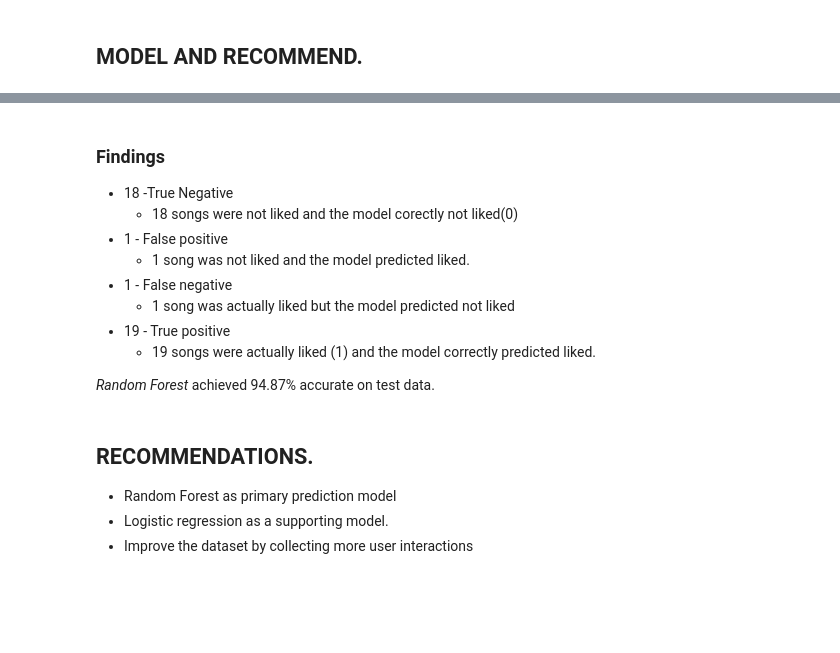
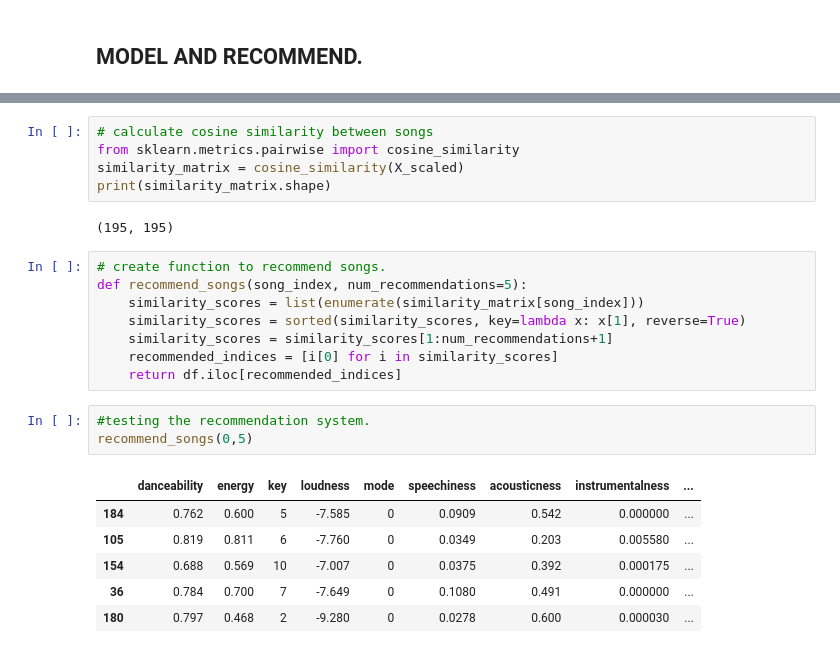
Before and after one commit to Queenmunyere/Spotify-Recommendation-system, a Jupyter notebook: Spotify-audio recommendation system.ipynb, the cells around one changed output, grey strips where cells are left out. Saved outputs shown, nothing was run; the diff lists cells and outputs as text; blank space fills up the shorter version.

```diff
--- a/Spotify-audio recommendation system.ipynb
+++ b/Spotify-audio recommendation system.ipynb
@@ -468,17 +228,25 @@ plt.show()
-# %% [markdown]
-### Findings
-* 18 -True Negative
-  * 18 songs were not liked and the model corectly not liked(0)
-* 1 - False positive
-  * 1 song was not liked and the model predicted liked.
-* 1 - False negative
-  * 1 song was actually liked but the model predicted not liked
-* 19 - True positive
-  * 19 songs were actually liked (1) and the model correctly predicted liked.
-
-*Random Forest* achieved 94.87%  accurate on test data.
-# %% [markdown]
-## RECOMMENDATIONS.
-* Random Forest as primary prediction model
-* Logistic regression as a supporting model.
-* Improve the dataset by collecting more user interactions
+# %%
+# calculate cosine similarity between songs
+from sklearn.metrics.pairwise import cosine_similarity
+similarity_matrix = cosine_similarity(X_scaled)
+print(similarity_matrix.shape)
+# %% [output]
+(195, 195)
+# %%
+# create function to recommend songs.
+def recommend_songs(song_index, num_recommendations=5):
+    similarity_scores = list(enumerate(similarity_matrix[song_index]))
+    similarity_scores = sorted(similarity_scores, key=lambda x: x[1], reverse=True)
+    similarity_scores = similarity_scores[1:num_recommendations+1]
+    recommended_indices = [i[0] for i in similarity_scores]
+    return df.iloc[recommended_indices]
+# %%
+#testing the recommendation system.
+recommend_songs(0,5)
+# %% [output]
+|  | danceability | energy | key | loudness | mode | speechiness | acousticness | instrumentalness | ... |
+| 184 | 0.762 | 0.600 | 5 | -7.585 | 0 | 0.0909 | 0.542 | 0.000000 | ... |
+| 105 | 0.819 | 0.811 | 6 | -7.760 | 0 | 0.0349 | 0.203 | 0.005580 | ... |
+| 154 | 0.688 | 0.569 | 10 | -7.007 | 0 | 0.0375 | 0.392 | 0.000175 | ... |
+| 36 | 0.784 | 0.700 | 7 | -7.649 | 0 | 0.1080 | 0.491 | 0.000000 | ... |
+| 180 | 0.797 | 0.468 | 2 | -9.280 | 0 | 0.0278 | 0.600 | 0.000030 | ... |
```
Also changed, not shown: parts of 36 cells of this notebook.
